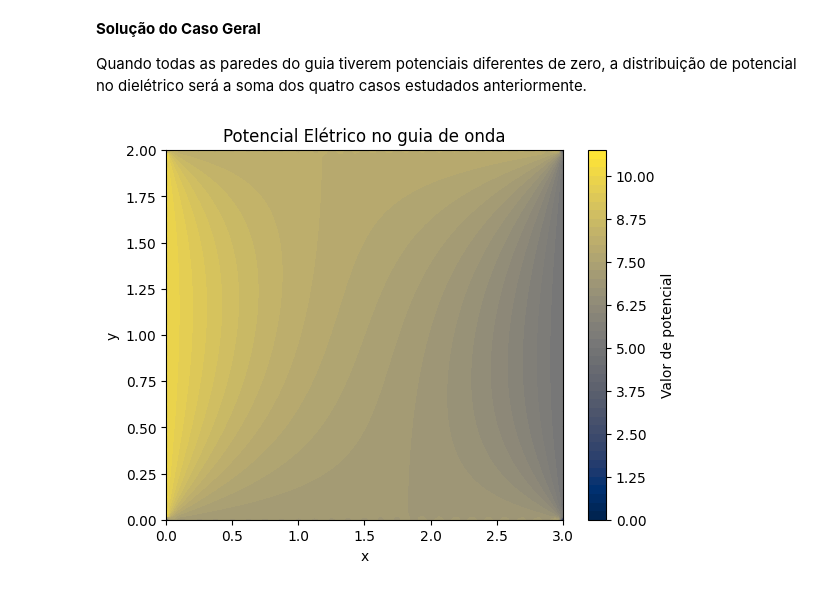
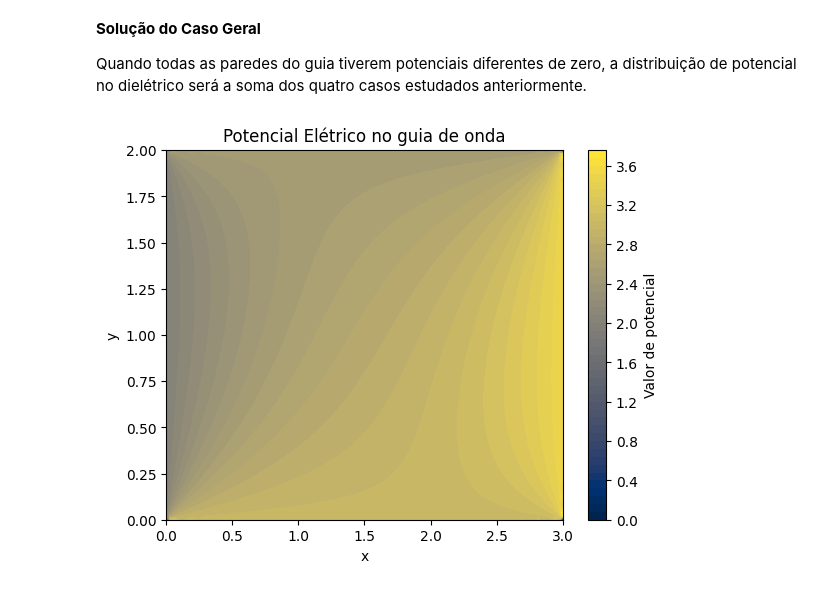
Before and after one commit to marianaufcg/Capacitacao, a Jupyter notebook: atividade4.ipynb, the cells around one changed output. Saved outputs shown, nothing was run; the diff lists cells and outputs as text; code cells hidden in the pictures.

```diff
--- a/atividade4.ipynb
+++ b/atividade4.ipynb
@@ -516,35 +516,35 @@ Quando todas as paredes do guia tiverem potenciais diferentes de zero, a distrib
 # %%
 import numpy as np
 import matplotlib.pyplot as plt
 
 a = 3 # Largura do guia
 b = 2 # Altura do guia
-V1 = 7 # Potencial em V(x,0)
-V2 = 5 # Potencial em V(a,y)
-V3 = 8 # Potencial em V(x,b)
-V4 = 10 # Potencial em V(0,y)
+V1 = 3 # Potencial em V(x,0)
+V2 = 3.5 # Potencial em V(a,y)
+V3 = 2.5 # Potencial em V(x,b)
+V4 = 2 # Potencial em V(0,y)
 
 # Criando o domínio
 x = np.linspace(0, a, 100)
 y = np.linspace(0, b, 100)
 X, Y = np.meshgrid(x, y)
 
 def V(x,y):
   V = 0
   for n in range(1, 150, 2):
     # Expressão numérica para as paredes verticais
     Va = (4*np.sin(n*np.pi*y/b)*(V2*np.sinh(n*np.pi*x/b)+ V4*np.sinh(n*np.pi*(a-x)/b))) / (n*np.pi*np.sinh(n*np.pi*a/b))
     Vb = (4*np.sin(n*np.pi*x/a)*(V1*np.sinh(n*np.pi*(b-y)/a) + V3*np.sinh(n*np.pi*y/a))) / (n*np.pi*np.sinh(n*np.pi*b/a))
     V = V + Va + Vb
   return V
 
 V_grid = V(X,Y)
 
 plt.contourf(X, Y, V_grid, levels=50, cmap="cividis")
 plt.colorbar(label="Valor de potencial")
 plt.title("Potencial Elétrico no guia de onda")
 plt.xlabel("x")
 plt.ylabel("y")
 plt.show()
 # %% [output]
-[figure, old version]
+[figure, new version]
```
